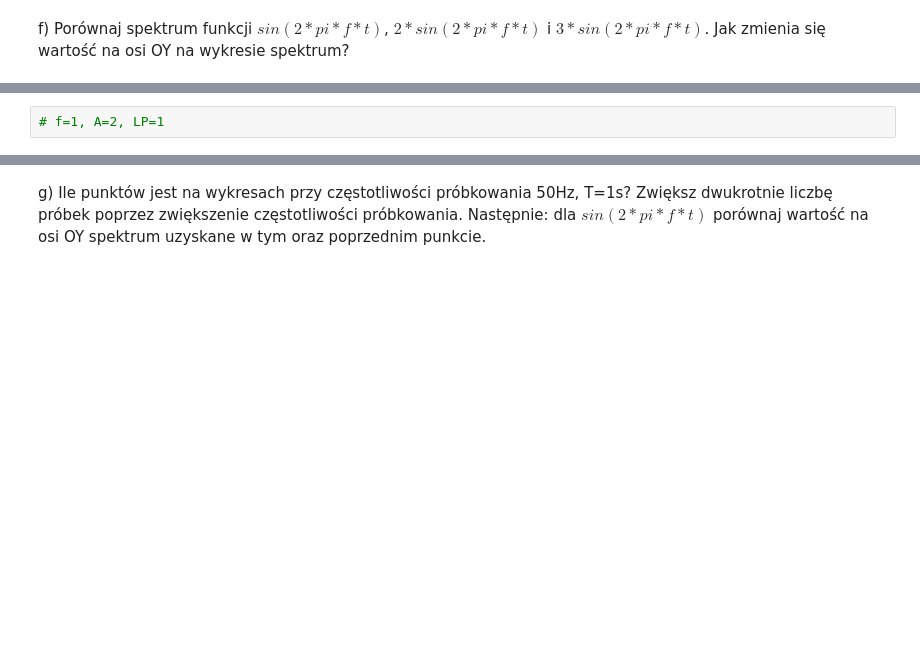
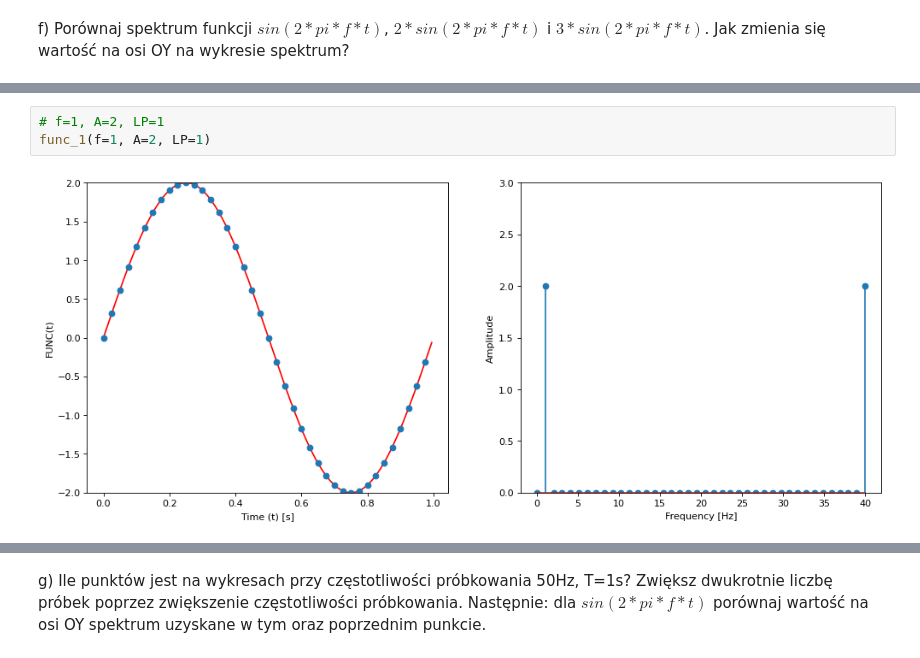
Before and after one commit to Domikado5/kck, a Jupyter notebook: lab8 - signals/Sygnaly-Lab1-clear.ipynb, the cells around one changed output, grey strips where cells are left out. Drawn from its saved outputs; the diff is of its cells as text; blank space fills up the shorter version.

```diff
--- a/lab8 - signals/Sygnaly-Lab1-clear.ipynb
+++ b/lab8 - signals/Sygnaly-Lab1-clear.ipynb
@@ -111,4 +160,7 @@ f) Porównaj spektrum funkcji $sin(2*pi*f*t)$, $2*sin(2*pi*f*t)$ i $3*sin(2*pi*f
 # %%
 # f=1, A=2, LP=1
+func_1(f=1, A=2, LP=1)
+# %% [output]
+[figure, added]
 # %%
 # f=1, A=3, LP=1
```
Also changed, not shown: parts of 48 cells of this notebook.
